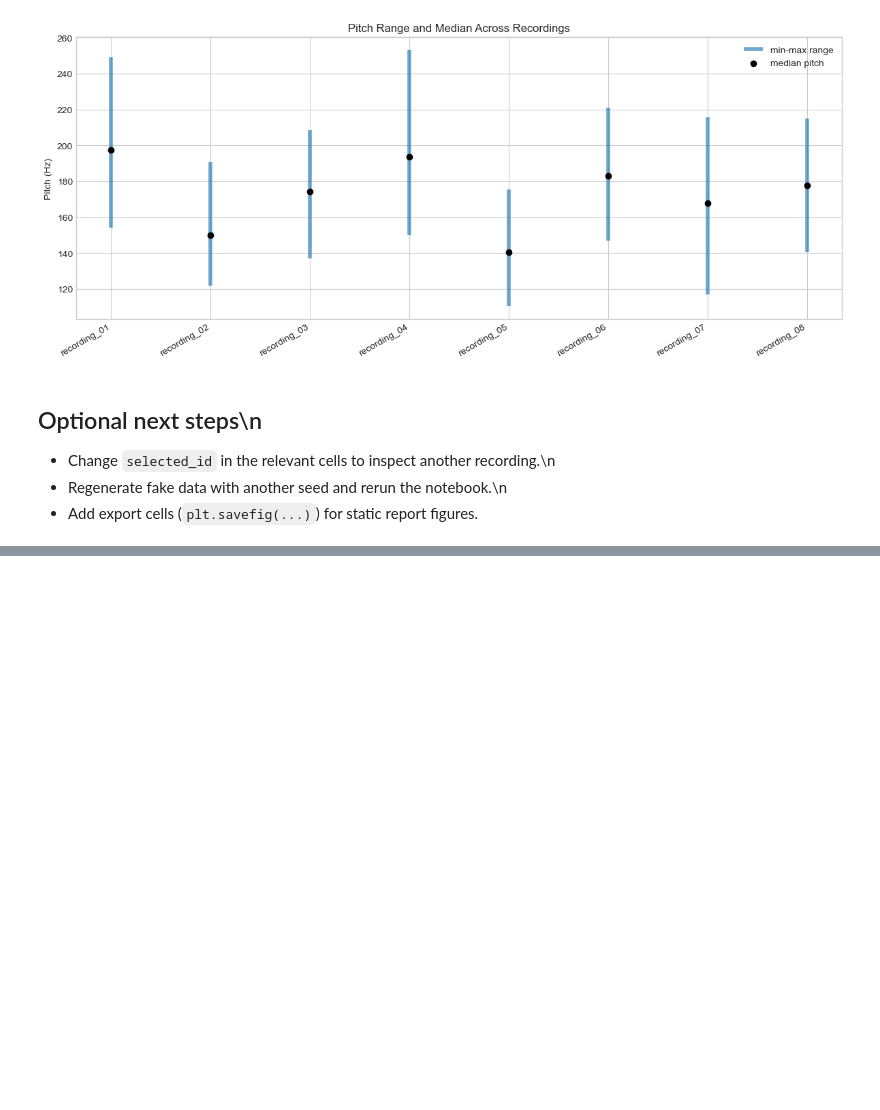
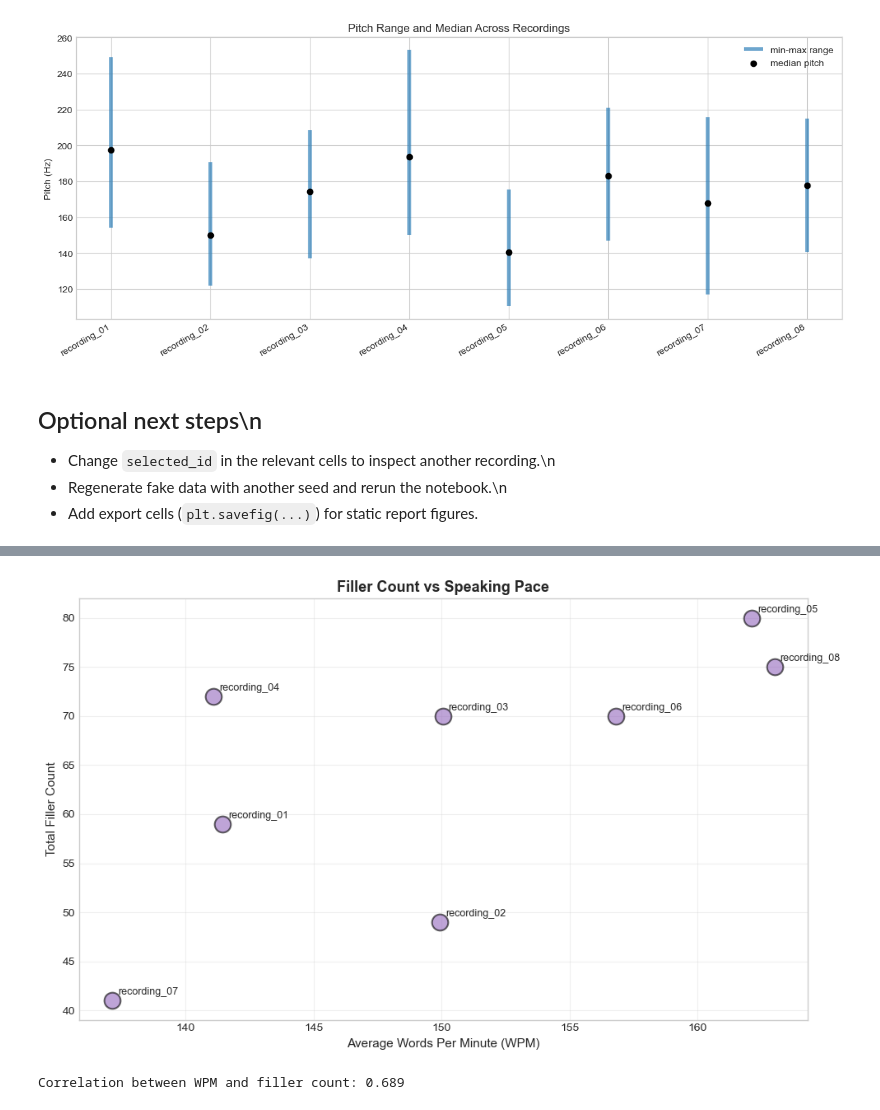
Before and after one commit to CRisager/PersonalData, a Jupyter notebook: fake_speech_plots.ipynb, the cells around one changed output, grey strips where cells are left out. Saved outputs shown, nothing was run; the diff lists cells and outputs as text; code cells hidden in the pictures; blank space fills up the shorter version.

```diff
--- a/fake_speech_plots.ipynb
+++ b/fake_speech_plots.ipynb
@@ -116,18 +142,0 @@ This uses a pseudo word-cloud in matplotlib (font size = frequency) and an inter
-# %%
-summary = data['filler_word_summary']
-summary_map = {item['word']: item for item in summary}
-words_sorted = sorted(summary_map.keys(), key=lambda w: summary_map[w]['count'], reverse=True)
-counts = np.array([summary_map[w]['count'] for w in words_sorted], dtype=float)
-sizes = 18 + (counts / counts.max()) * 38
-
-plt.figure(figsize=(11, 4.5))
-x_positions = np.linspace(0.08, 0.92, len(words_sorted))
-y_positions = [0.58, 0.40, 0.70, 0.28, 0.82, 0.50, 0.66, 0.34][:len(words_sorted)]
-for i, w in enumerate(words_sorted):
-    plt.text(x_positions[i], y_positions[i], w, fontsize=float(sizes[i]), ha='center', va='center', transform=plt.gca().transAxes)
-
-plt.title('Filler Word Cloud (size ~ total count)')
-plt.axis('off')
-plt.show()
-
-print('Click-style details: choose a word below (requires ipywidgets).')
@@ -272,0 +255,41 @@ plt.show()
+# %%
+# Collect filler counts and average WPM for each recording
+filler_counts = []
+avg_wpm_values = []
+rec_labels = []
+
+for rec in recordings:
+    total_fillers = len(rec.get('filler_events', []))
+    filler_counts.append(total_fillers)
+
+    # Calculate average WPM from rolling data
+    rolling_wpm = rec.get('rolling_wpm_30s', [])
+    if rolling_wpm:
+        avg_wpm = np.mean([p['wpm'] for p in rolling_wpm])
+    else:
+        avg_wpm = 0
+    avg_wpm_values.append(avg_wpm)
+    rec_labels.append(rec['recording_id'])
+
+plt.figure(figsize=(10, 6))
+plt.scatter(avg_wpm_values, filler_counts, s=200, alpha=0.6, color='tab:purple', edgecolors='black', linewidth=1.5)
+
+# Add labels to each point
+for i, label in enumerate(rec_labels):
+    plt.annotate(label, (avg_wpm_values[i], filler_counts[i]),
+                xytext=(5, 5), textcoords='offset points', fontsize=9)
+
+plt.xlabel('Average Words Per Minute (WPM)', fontsize=11)
+plt.ylabel('Total Filler Count', fontsize=11)
+plt.title('Filler Count vs Speaking Pace', fontsize=13, fontweight='bold')
+plt.grid(True, alpha=0.3)
+plt.tight_layout()
+plt.show()
+
+# Calculate correlation if there are enough points
+if len(filler_counts) > 2:
+    correlation = np.corrcoef(avg_wpm_values, filler_counts)[0, 1]
+    print(f"Correlation between WPM and filler count: {correlation:.3f}")
+# %% [output]
+[figure, added]
+Correlation between WPM and filler count: 0.689
```
Also changed, not shown: parts of 11 cells of this notebook.
